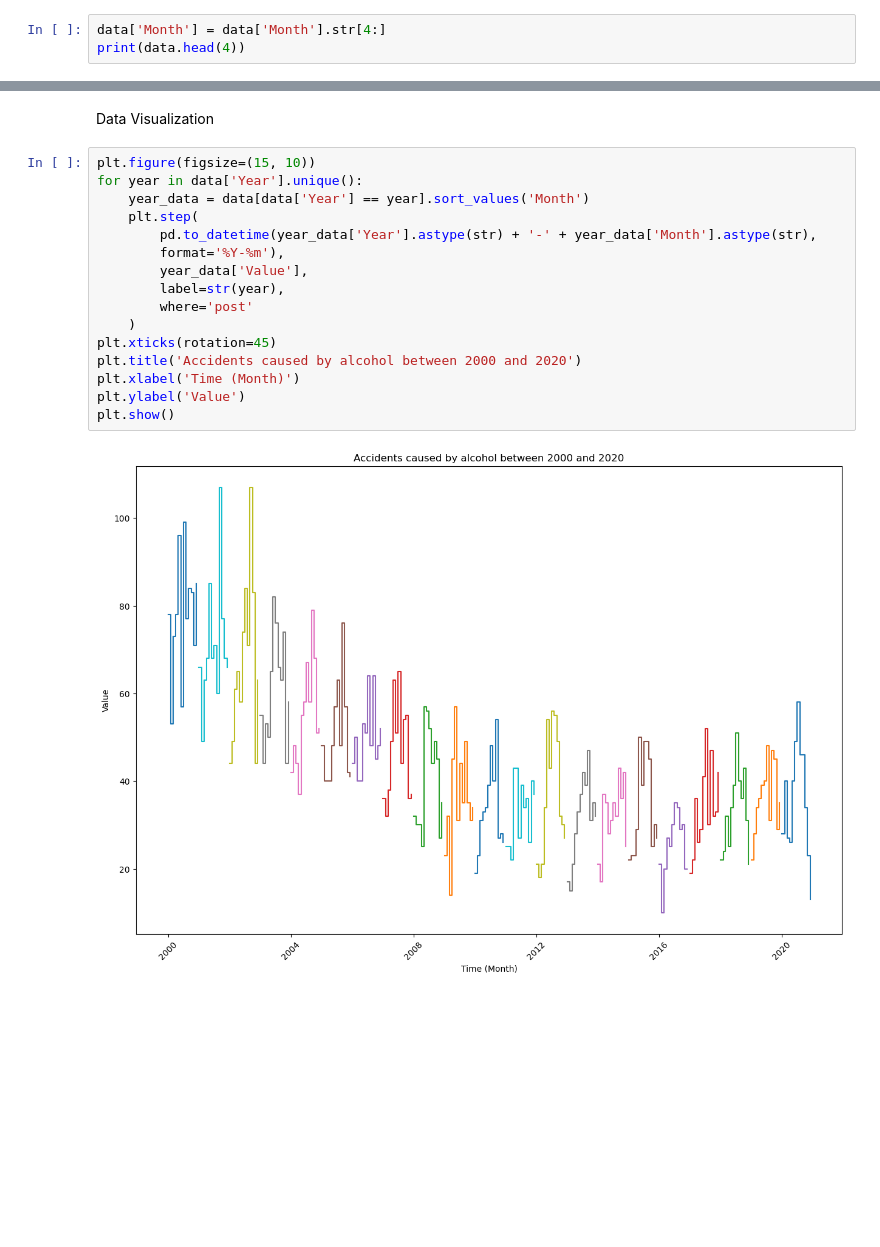
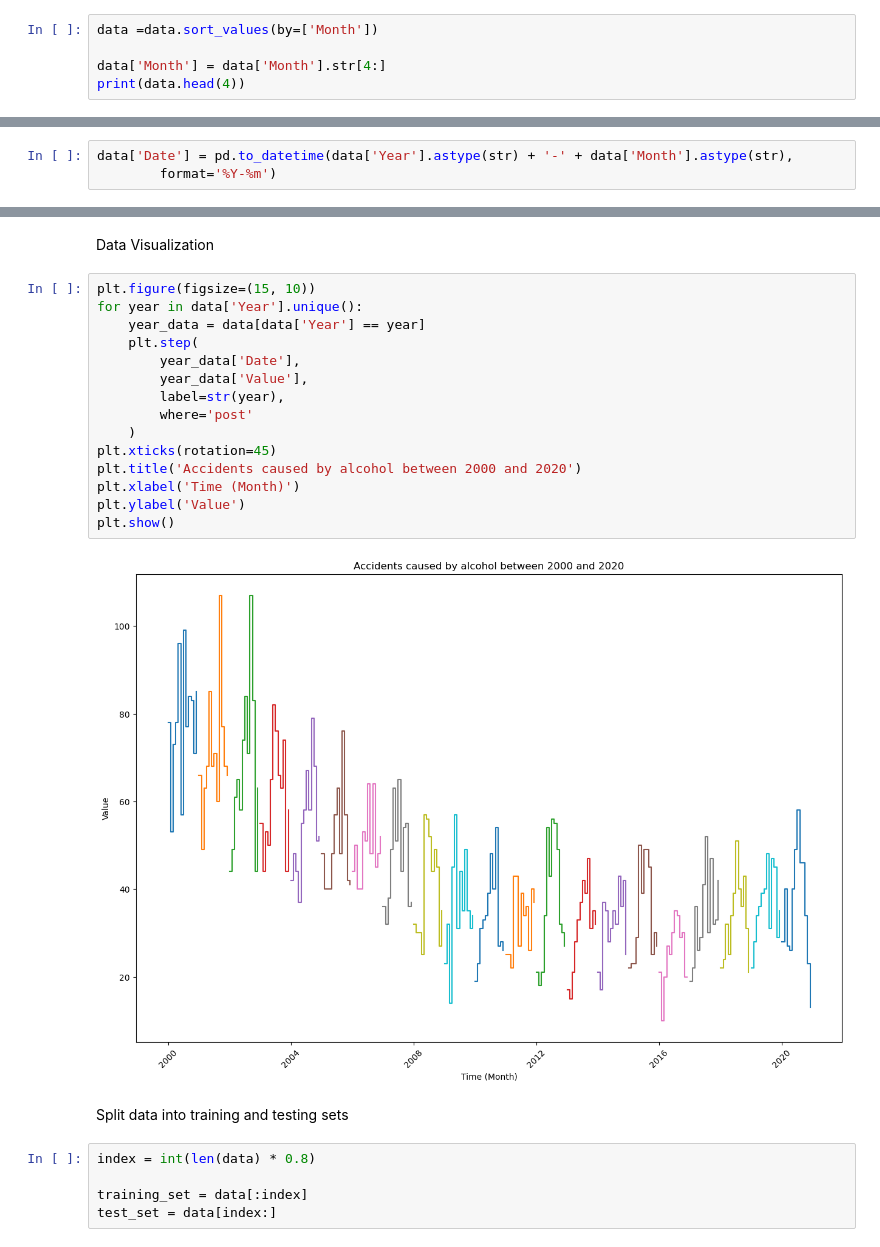
Before and after one commit to AndreeaLupu2000/DPS-AI-Challange, a Jupyter notebook: Classic-AI-Challenge.ipynb, the cells around one changed output, grey strips where cells are left out. Cells and saved outputs as stored; diff of their text form; blank space fills up the shorter version.

Commit message:
Data splitting, forecasting and visualization

```diff
--- a/Classic-AI-Challenge.ipynb
+++ b/Classic-AI-Challenge.ipynb
@@ -42,6 +42,8 @@ print(data.head(4))
 53  Alkoholunfälle  insgesamt  2020  202003   27.0
 54  Alkoholunfälle  insgesamt  2020  202004   26.0
 # %%
+data =data.sort_values(by=['Month'])
+
 data['Month'] = data['Month'].str[4:]
 print(data.head(4))
 # %% [output]
@@ -53,3 +55,6 @@ print(data.head(4))
+# %%
+data['Date'] = pd.to_datetime(data['Year'].astype(str) + '-' + data['Month'].astype(str),
+        format='%Y-%m')
 # %%
 print(data['Category'].unique())
 # %% [output]
@@ -61,18 +66,24 @@ Data Visualization
 # %%
 plt.figure(figsize=(15, 10))
 for year in data['Year'].unique():
-    year_data = data[data['Year'] == year].sort_values('Month')
+    year_data = data[data['Year'] == year]
     plt.step(
-        pd.to_datetime(year_data['Year'].astype(str) + '-' + year_data['Month'].astype(str),
-        format='%Y-%m'),
+        year_data['Date'],
         year_data['Value'],
         label=str(year),
         where='post'
     )
 plt.xticks(rotation=45)
 plt.title('Accidents caused by alcohol between 2000 and 2020')
 plt.xlabel('Time (Month)')
 plt.ylabel('Value')
 plt.show()
 # %% [output]
-[figure, old version]
+[figure, new version]
+# %% [markdown]
+Split data into training and testing sets
+# %%
+index = int(len(data) * 0.8)
+
+training_set = data[:index]
+test_set = data[index:]
```
Also changed, not shown: parts of 11 cells of this notebook.
